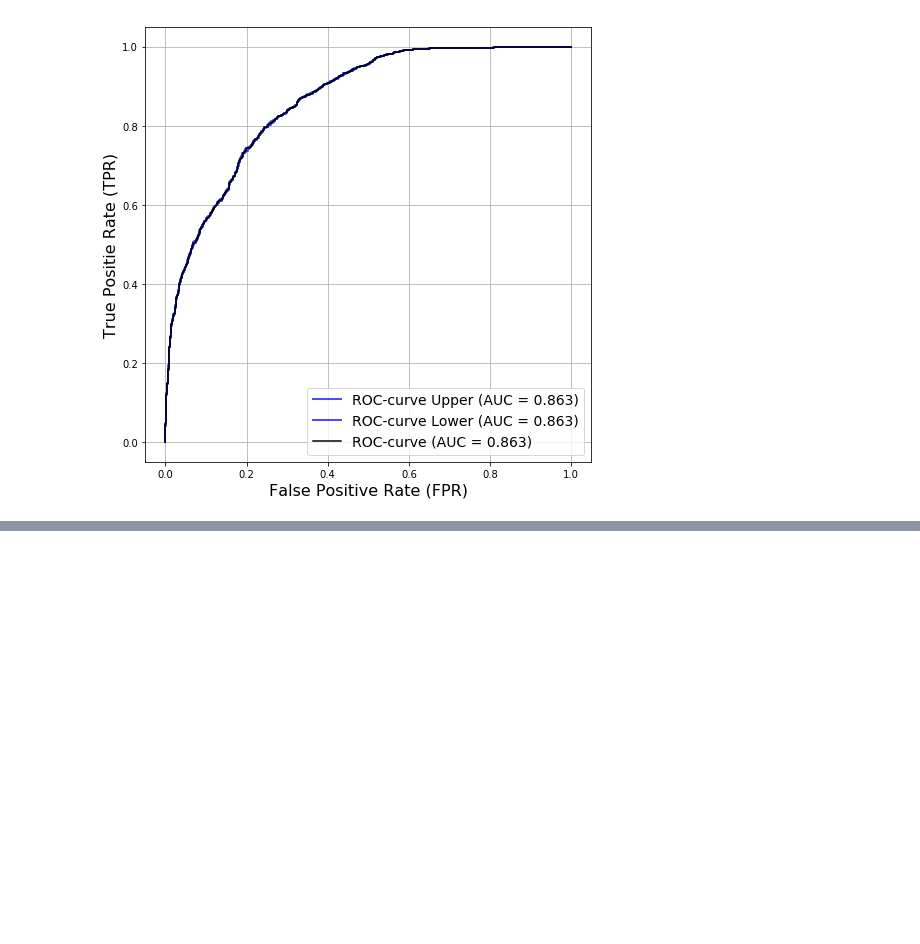
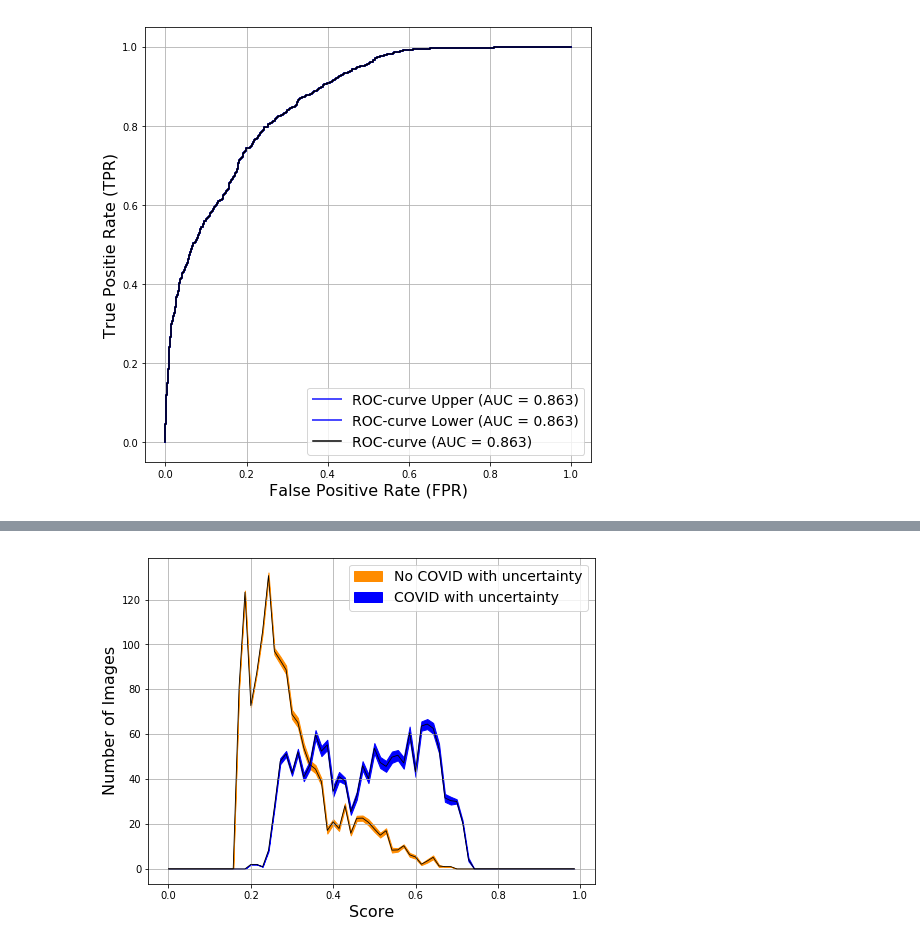
Before and after one commit to TsspGit/CodVid19_CIEMAT, a Jupyter notebook: Uncertainty_XGBoost_Analysis.ipynb, the cells around one changed output, grey strips where cells are left out. Cells and saved outputs as stored; diff of their text form; code cells hidden in the pictures; blank space fills up the shorter version.

```diff
--- a/Uncertainty_XGBoost_Analysis.ipynb
+++ b/Uncertainty_XGBoost_Analysis.ipynb
@@ -155,0 +165,16 @@ plt.show()
+# %%
+fig3, ax3 = plt.subplots(figsize=(8,6))
+ax3.plot(g[0:70], counts_nocovid, color='k', lw=0.8, label='')
+ax3.fill_between(g[0:70], counts_nocovid - variance_nocovid**0.5, counts_nocovid + variance_nocovid**0.5,
+                 color='darkorange', label='No COVID with uncertainty')
+ax3.plot(g[0:70], counts_covid, color='k', lw=0.8)
+ax3.fill_between(g[0:70], counts_covid - variance_covid**0.5, counts_covid + variance_covid**0.5,
+                 color='blue',  label='COVID with uncertainty')
+plt.grid()
+ax3.set_ylabel('Number of Images', fontsize=16)
+ax3.set_xlabel('Score', fontsize=16)
+plt.legend( loc='upper right', fontsize=14)
+plt.yscale("linear")
+fig3.savefig('Figures/histogram_Uncertainty_Integration_XGBr.eps', dpi=200)
+# %% [output]
+[figure, added]
```
Also changed, not shown: parts of 14 cells of this notebook, 15 other files.
